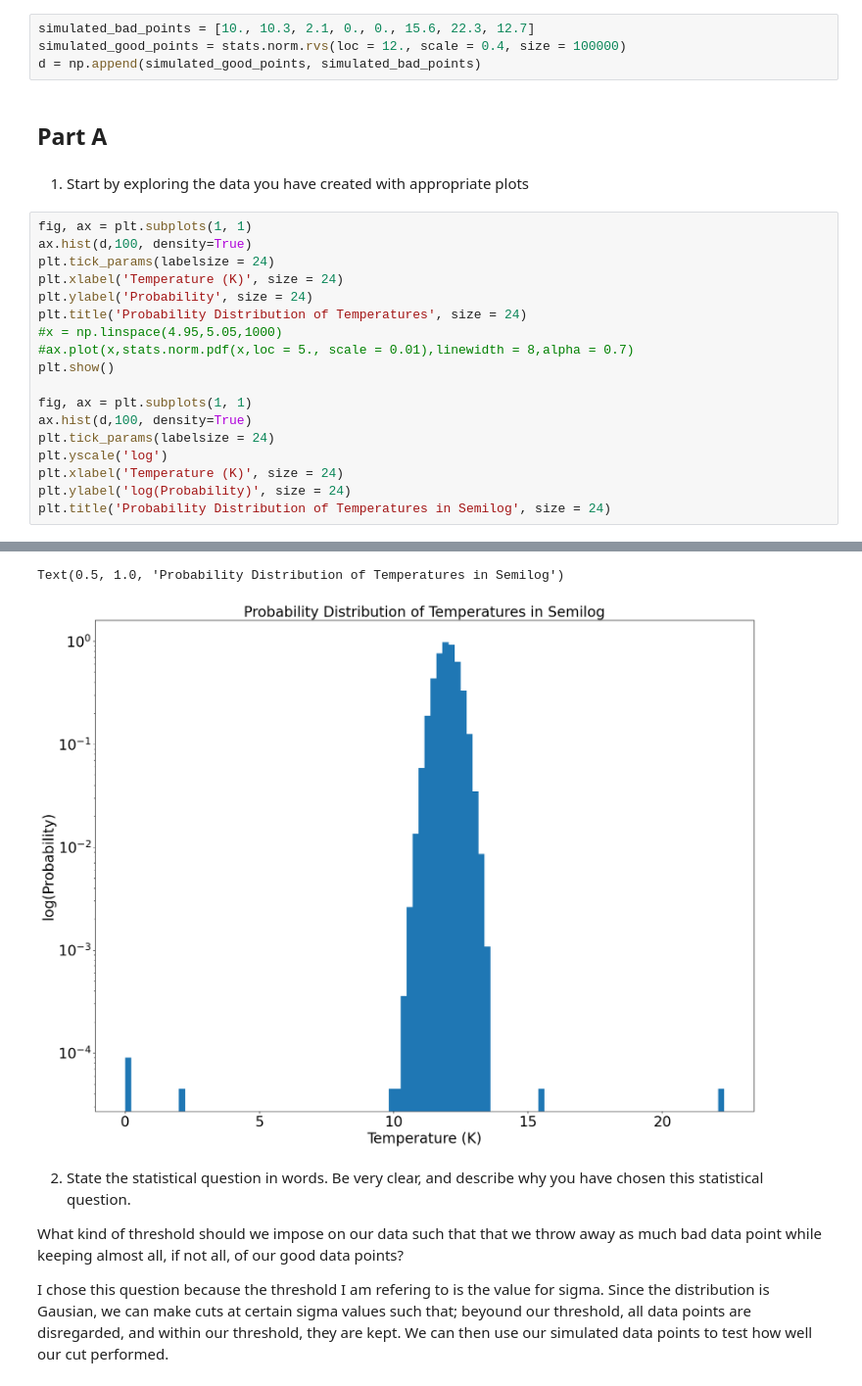
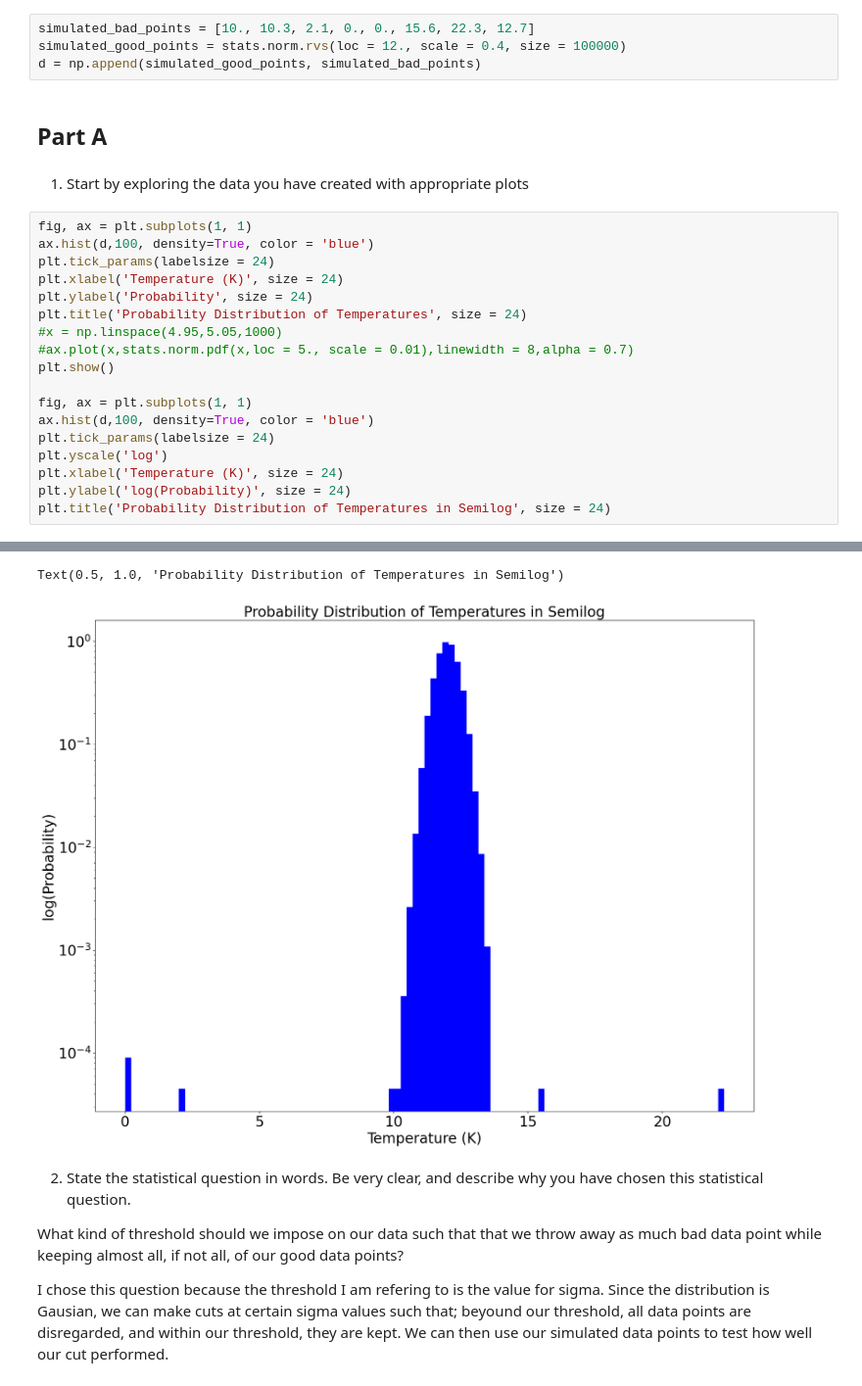
Before and after one commit to MinniVan/PHYS-434, a Jupyter notebook: lab-3.ipynb, the cells around one changed output, grey strips where cells are left out. Shown at 98% size. Drawn from its saved outputs; the diff is of its cells as text.

```diff
--- a/lab-3.ipynb
+++ b/lab-3.ipynb
@@ -19,13 +21,13 @@ To make this a bit concrete, we will simulate a little data. Start by simulating
 simulated_bad_points = [10., 10.3, 2.1, 0., 0., 15.6, 22.3, 12.7]
 simulated_good_points = stats.norm.rvs(loc = 12., scale = 0.4, size = 100000)
 d = np.append(simulated_good_points, simulated_bad_points)
-# %% [markdown]
-## Part A
+# %% [markdown]
+## Part A
 # %% [markdown]
 1) Start by exploring the data you have created with appropriate plots
 # %%
 fig, ax = plt.subplots(1, 1)
-ax.hist(d,100, density=True)
+ax.hist(d,100, density=True, color = 'blue')
 plt.tick_params(labelsize = 24)
 plt.xlabel('Temperature (K)', size = 24)
 plt.ylabel('Probability', size = 24)
@@ -35,7 +37,7 @@ plt.title('Probability Distribution of Temperatures', size = 24)
 plt.show()
 
 fig, ax = plt.subplots(1, 1)
-ax.hist(d,100, density=True)
+ax.hist(d,100, density=True, color = 'blue')
 plt.tick_params(labelsize = 24)
 plt.yscale('log')
 plt.xlabel('Temperature (K)', size = 24)
@@ -46,5 +48,5 @@ plt.title('Probability Distribution of Temperatures in Semilog', size = 24)
 Text(0.5, 1.0, 'Probability Distribution of Temperatures in Semilog')
-[figure, old version]
+[figure, new version]
 # %% [markdown]
 2) State the statistical question in words. Be very clear, and describe why you have chosen this statistical question.
 
```
Also changed, not shown: parts of 14 cells of this notebook.
